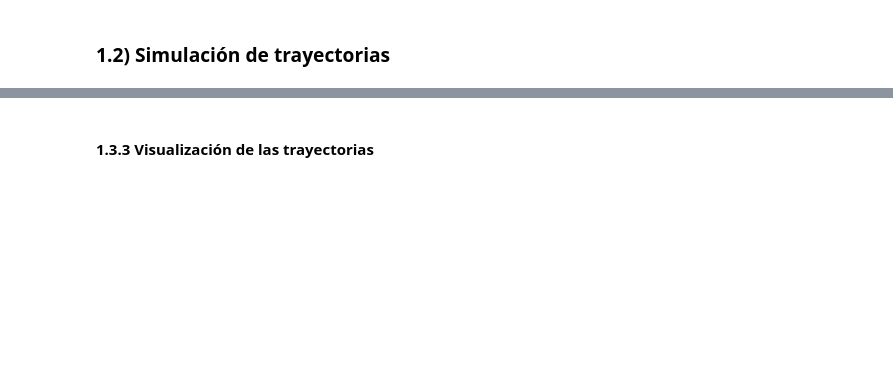
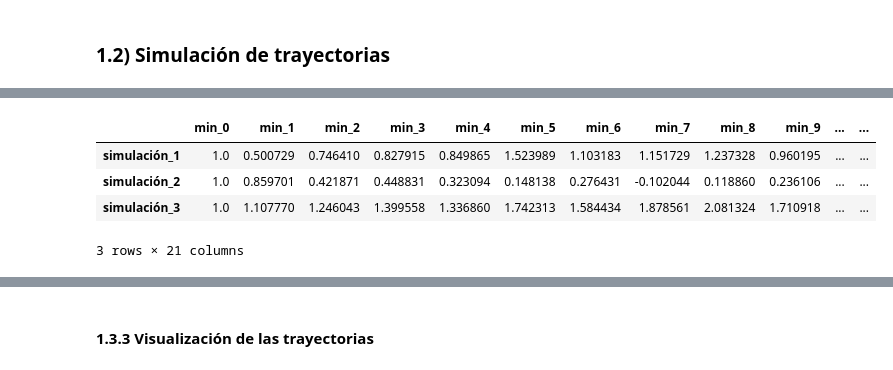
Before and after one commit to AnIsAsPe/Estimacion-probabilidad-conflicto-en-trayectorias-de-vuelos-paralelos, a Jupyter notebook: Notebooks/Estimación_probabilidad_de_conflicto_en_trayectorias_de_vuelo_MonteCarlo.ipynb, the cells around one changed output, grey strips where cells are left out. Saved outputs shown, nothing was run; the diff lists cells and outputs as text; code cells hidden in the pictures; blank space fills up the shorter version.

```diff
--- a/Notebooks/Estimación_probabilidad_de_conflicto_en_trayectorias_de_vuelo_MonteCarlo.ipynb
+++ b/Notebooks/Estimación_probabilidad_de_conflicto_en_trayectorias_de_vuelo_MonteCarlo.ipynb
@@ -224,4 +232,12 @@ X_a['A'].head(3)
 3 rows × 21 columns
+# %%
+X_c['A'].head(3)
+# %% [output]
+|  | min_0 | min_1 | min_2 | min_3 | min_4 | min_5 | min_6 | min_7 | min_8 | min_9 | ... | ... |
+| simulación_1 | 1.0 | 0.500729 | 0.746410 | 0.827915 | 0.849865 | 1.523989 | 1.103183 | 1.151729 | 1.237328 | 0.960195 | ... | ... |
+| simulación_2 | 1.0 | 0.859701 | 0.421871 | 0.448831 | 0.323094 | 0.148138 | 0.276431 | -0.102044 | 0.118860 | 0.236106 | ... | ... |
+| simulación_3 | 1.0 | 1.107770 | 1.246043 | 1.399558 | 1.336860 | 1.742313 | 1.584434 | 1.878561 | 2.081324 | 1.710918 | ... | ... |
+3 rows × 21 columns
 # %%
 X_a['B'].head(3)
 # %% [output]
```
Also changed, not shown: parts of 12 cells of this notebook.
